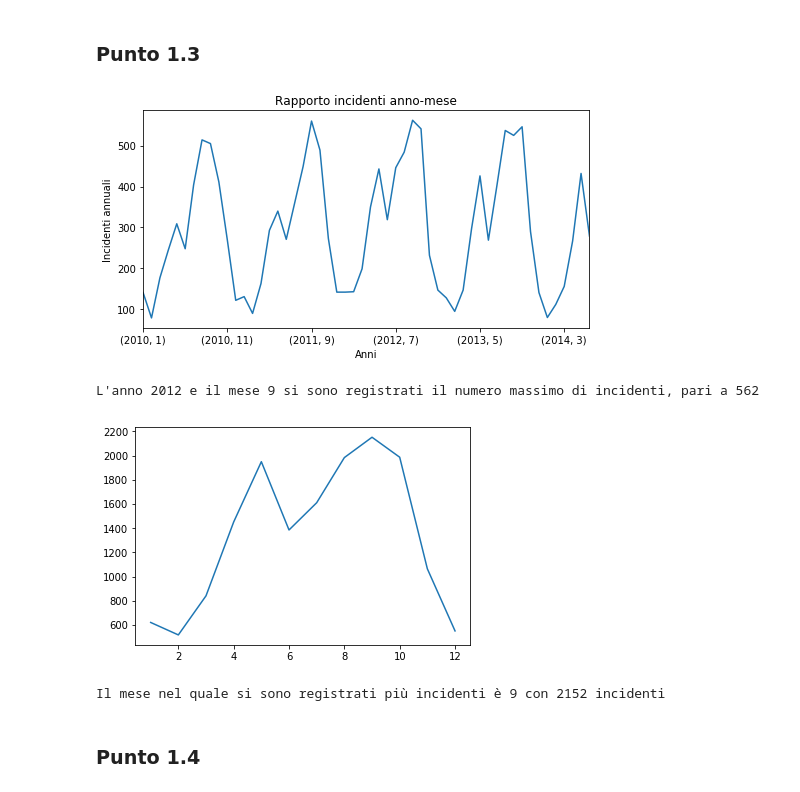
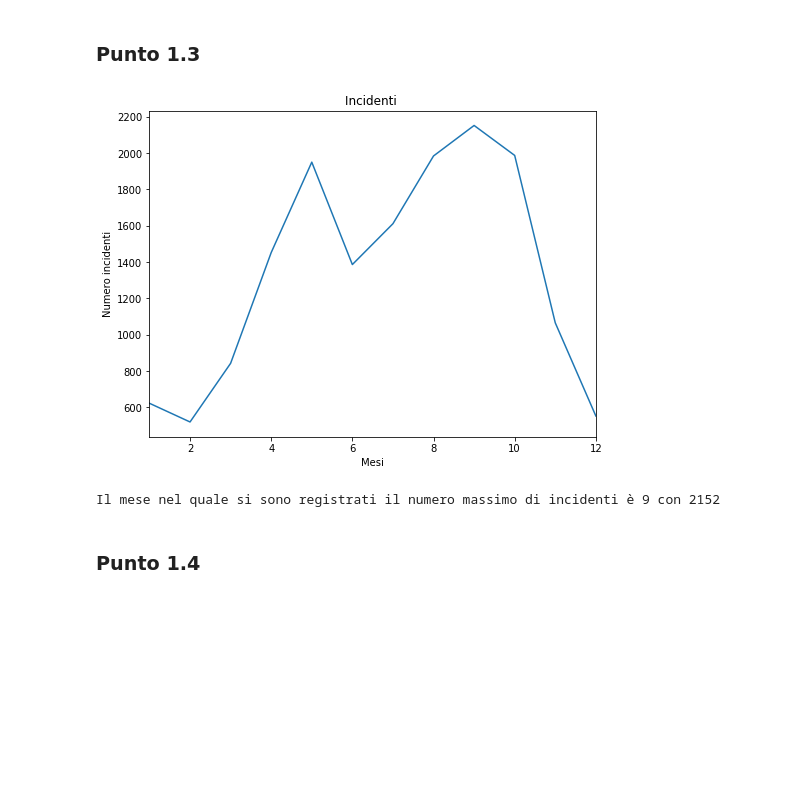
Before and after one commit to ZippoCode/Big-Data-Analysis, a Jupyter notebook: Appelli d'esame/20150109/20150109.ipynb, the cells around one changed output. Saved outputs shown, nothing was run; the diff lists cells and outputs as text; code cells hidden in the pictures; blank space fills up the shorter version.

```diff
--- a/Appelli d'esame/20150109/20150109.ipynb
+++ b/Appelli d'esame/20150109/20150109.ipynb
@@ -60,35 +57,22 @@ Aereoplani coinvolti: 482
 # %%
 """
     Raggruppare gli incidenti per mesi e visualizzarli in un grafico.
+
     Qual è il mese con il maggior numero di incidenti?
 """
-incident_year_month= dataset.groupby(['INCIDENT_YEAR','INCIDENT_MONTH'])['INCIDENT_MONTH'].count()
-incident_year_month.plot(figsize = (8, 4), title = 'Rapporto incidenti anno-mese')
-plt.ylabel("Incidenti annuali")
-plt.xlabel("Anni")
+incidenti_month = dataset.groupby(['INCIDENT_MONTH']).size()
+incidenti_month.plot(figsize = (8, 6), title = 'Incidenti ')
+plt.ylabel('Numero incidenti')
+plt.xlabel('Mesi')
 plt.show()
 
-# Prendo il numero massimo di incidenti e il mese e l'anno in cui si sono verificati
-incidenti_max = incident_year_month.max()
-year_max = incident_year_month.idxmax()
-print('L\'anno {} e il mese {} si sono registrati il numero massimo di incidenti, pari a {}'
-      .format(year_max[0], year_max[1], incidenti_max))
+max_month = incidenti_month.idxmax()
+value_incidenti = incidenti_month.max()
+print('Il mese nel quale si sono registrati il numero massimo di incidenti è {} con {}'
+      .format(max_month, value_incidenti))
 # %% [output]
-[figure, old version]
+[figure, new version]
-L'anno 2012 e il mese 9 si sono registrati il numero massimo di incidenti, pari a 562
+Il mese nel quale si sono registrati il numero massimo di incidenti è 9 con 2152
-# %%
-"""
-    Questo è un modo alternativo per calcolare il punto 1.2 basandosi solamente sui mesi
-"""
-incident_month = dataset['INCIDENT_MONTH'].value_counts().sort_index()
-plt.plot(incident_month)
-plt.show()
-indicent_max = incident_month.max()
-month_max = incident_month.idxmax()
-print('Il mese nel quale si sono registrati più incidenti è {} con {} incidenti'.format(month_max, indicent_max))
-# %% [output]
-[figure, removed]
-Il mese nel quale si sono registrati più incidenti è 9 con 2152 incidenti
 # %% [markdown]
 ### Punto 1.4
 # %%
```
Also changed, not shown: parts of 13 cells of this notebook, 2 other files.
